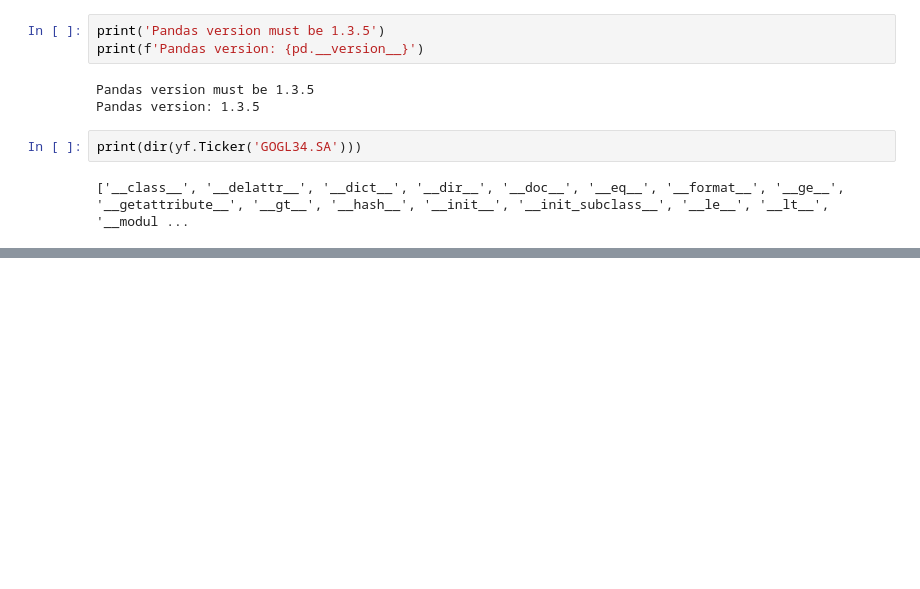
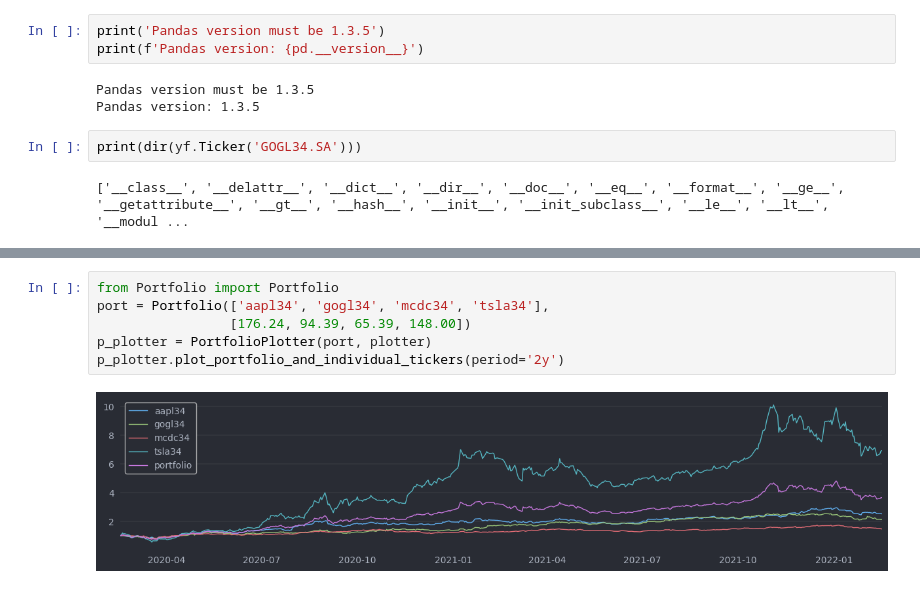
Before and after one commit to Giatroo/investiments, a Jupyter notebook: testing.ipynb, the cells around one changed output, grey strips where cells are left out. Cells and saved outputs as stored; diff of their text form; blank space fills up the shorter version.

```diff
--- a/testing.ipynb
+++ b/testing.ipynb
@@ -42,0 +86,8 @@ plotter.dividends()
+# %%
+from Portfolio import Portfolio
+port = Portfolio(['aapl34', 'gogl34', 'mcdc34', 'tsla34'],
+                 [176.24, 94.39, 65.39, 148.00])
+p_plotter = PortfolioPlotter(port, plotter)
+p_plotter.plot_portfolio_and_individual_tickers(period='2y')
+# %% [output]
+[figure, added]
```
Also changed, not shown: parts of 6 cells of this notebook.
